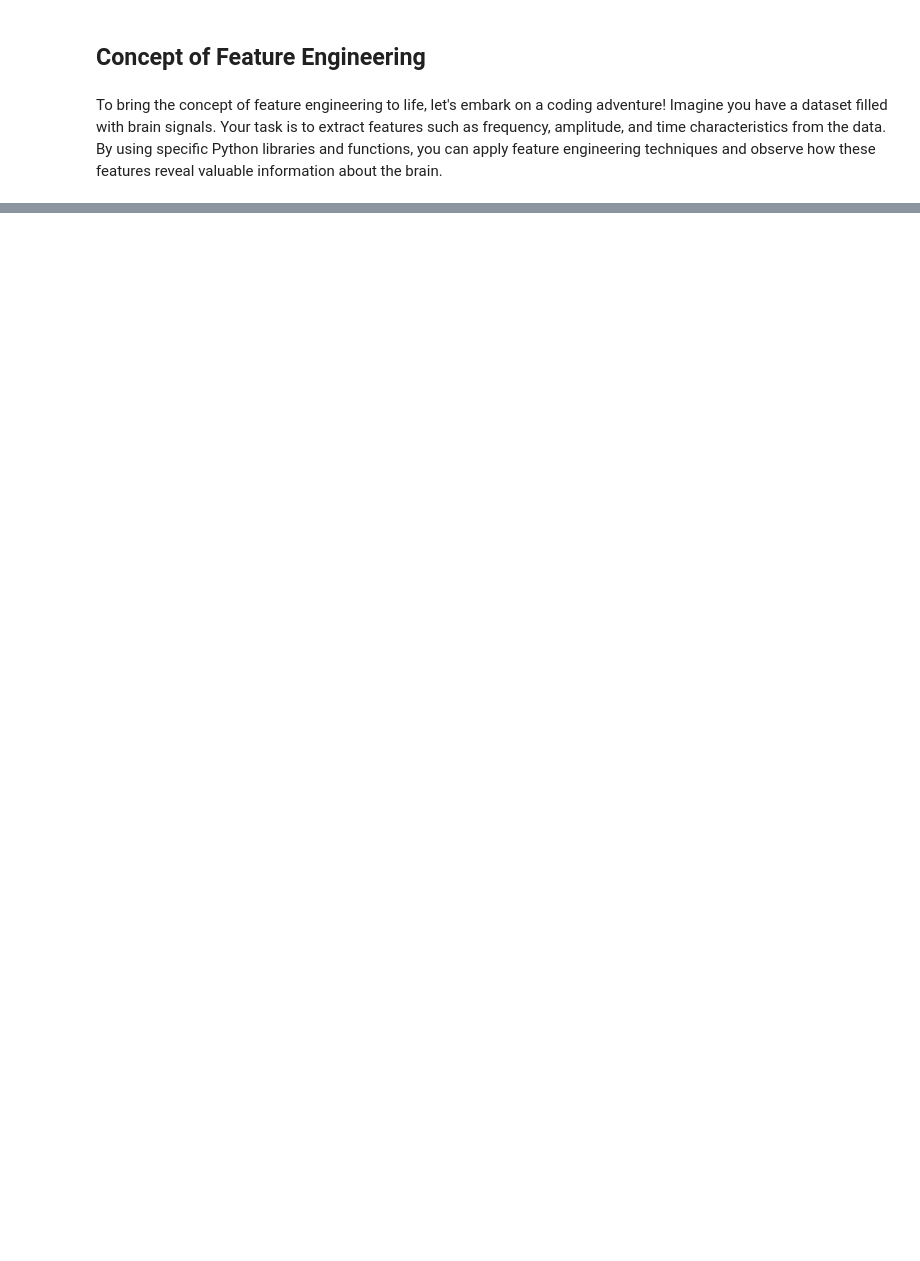
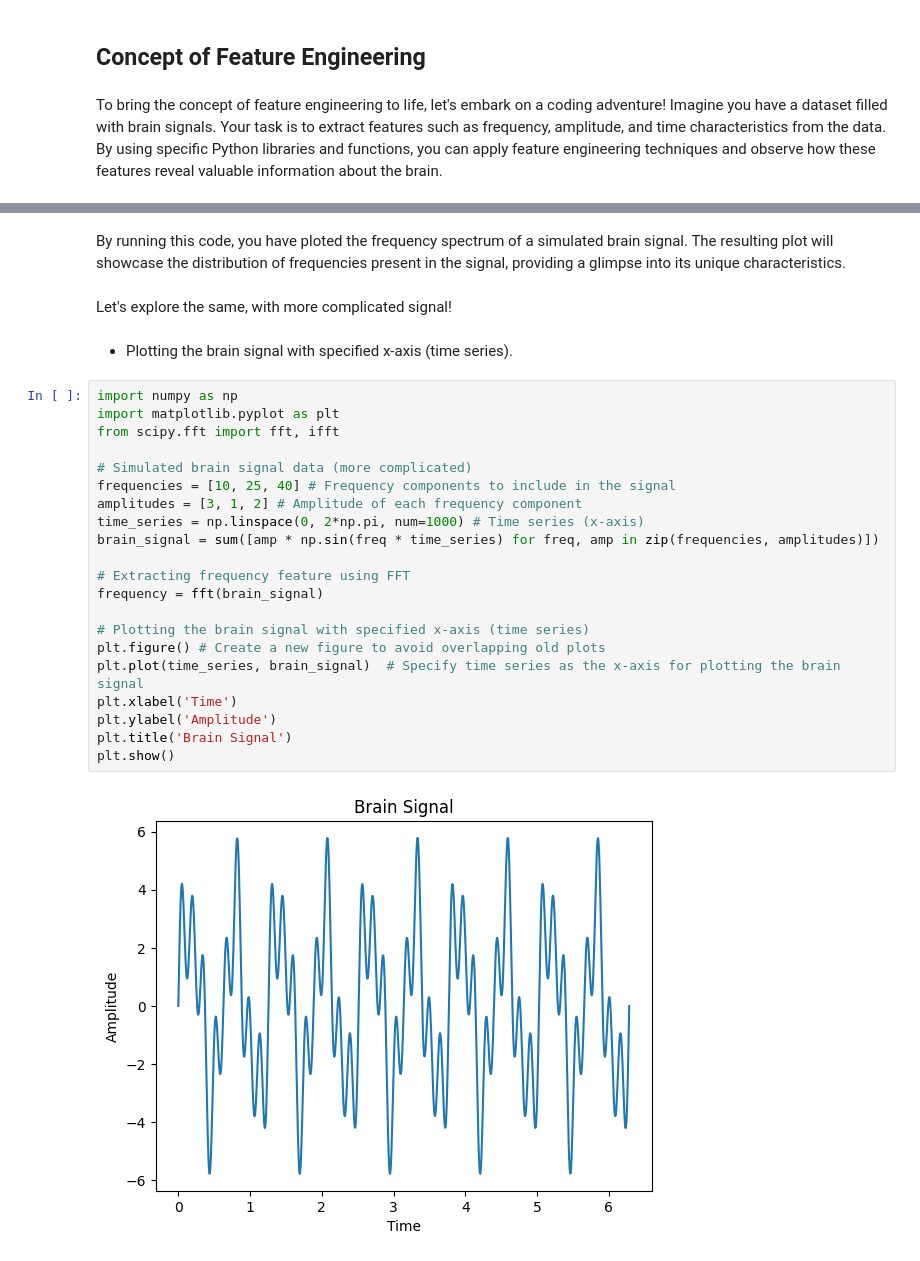
Before and after one commit to vinkrishna/ExpandingSenses, a Jupyter notebook: Chapter4.ipynb, the cells around one changed output, grey strips where cells are left out. Cells and saved outputs as stored; diff of their text form; blank space fills up the shorter version.

```diff
--- a/Chapter4.ipynb
+++ b/Chapter4.ipynb
@@ -24,0 +26,29 @@ plt.show()
+# %% [markdown]
+By running this code, you have ploted the frequency spectrum of a simulated brain signal. The resulting plot will showcase the distribution of frequencies present in the signal, providing a glimpse into its unique characteristics.
+# %% [markdown]
+Let's explore the same, with more complicated signal!
+# %% [markdown]
+* Plotting the brain signal with specified x-axis (time series).
+# %%
+import numpy as np
+import matplotlib.pyplot as plt
+from scipy.fft import fft, ifft
+
+# Simulated brain signal data (more complicated)
+frequencies = [10, 25, 40] # Frequency components to include in the signal
+amplitudes = [3, 1, 2] # Amplitude of each frequency component
+time_series = np.linspace(0, 2*np.pi, num=1000) # Time series (x-axis)
+brain_signal = sum([amp * np.sin(freq * time_series) for freq, amp in zip(frequencies, amplitudes)])
+
+# Extracting frequency feature using FFT
+frequency = fft(brain_signal)
+
+# Plotting the brain signal with specified x-axis (time series)
+plt.figure() # Create a new figure to avoid overlapping old plots
+plt.plot(time_series, brain_signal)  # Specify time series as the x-axis for plotting the brain signal
+plt.xlabel('Time')
+plt.ylabel('Amplitude')
+plt.title('Brain Signal')
+plt.show()
+# %% [output]
+[figure, added]
```
Also changed, not shown: parts of 5 cells of this notebook.
